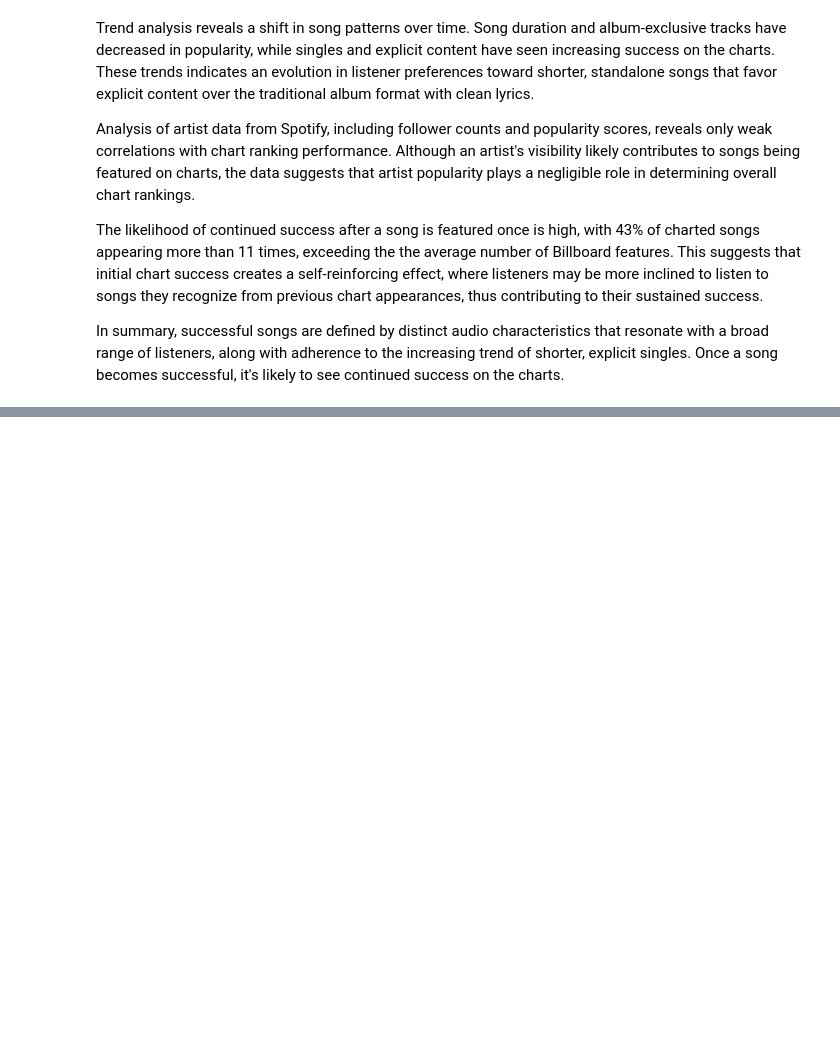
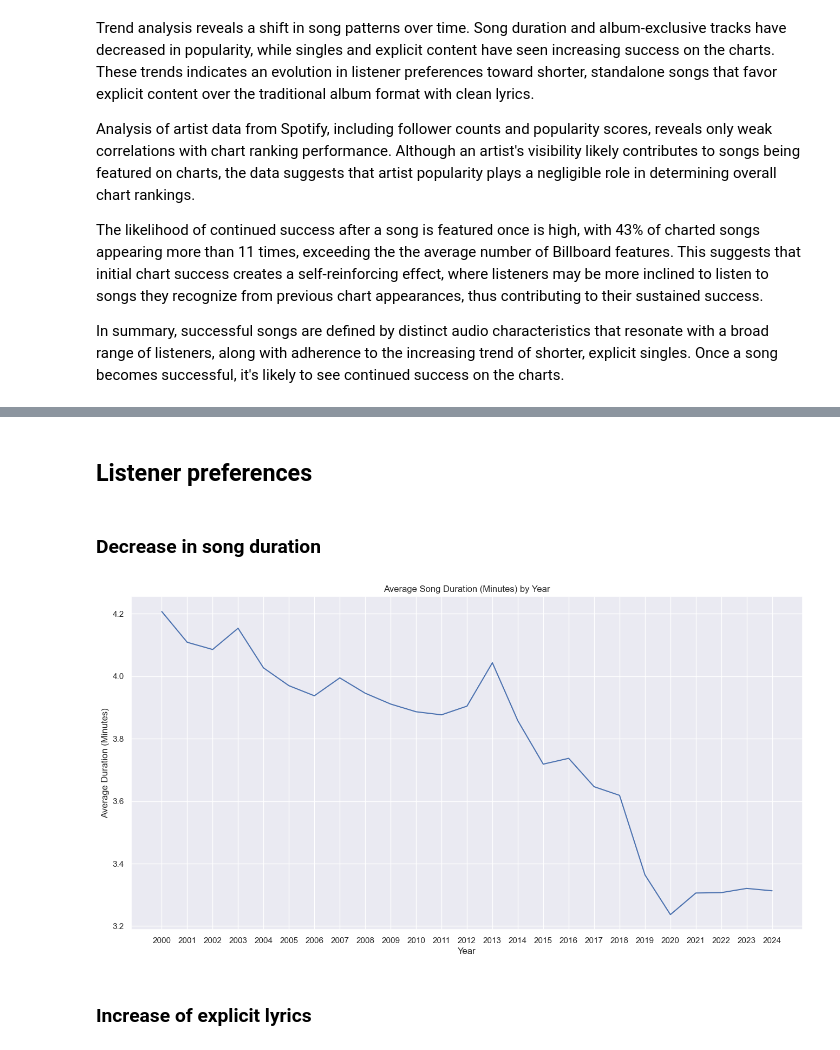
Before and after one commit to guillermocontp/recommendation-system, a Jupyter notebook: eda/analysis.ipynb, the cells around one changed output, grey strips where cells are left out. Saved outputs shown, nothing was run; the diff lists cells and outputs as text; code cells hidden in the pictures; blank space fills up the shorter version.

```diff
--- a/eda/analysis.ipynb
+++ b/eda/analysis.ipynb
@@ -2211,0 +2320,26 @@ In summary, successful songs are defined by distinct audio characteristics that
+# %% [markdown]
+## Listener preferences
+# %% [markdown]
+### Decrease in song duration
+# %%
+# extracting year form chart_week
+chart_with_metadata['year'] = chart_with_metadata['chart_week'].dt.year
+
+# converting song duration from milliseconds to minutes
+chart_with_metadata['duration_minutes'] = chart_with_metadata['duration_ms'] / 60000
+
+# grouping by year and calculate the average duration
+average_duration_per_year = chart_with_metadata.groupby('year')['duration_minutes'].mean().reset_index()
+
+# plotting the data
+plt.figure(figsize=(16, 8))
+sns.lineplot(data=average_duration_per_year, x='year', y='duration_minutes')
+plt.title('Average Song Duration (Minutes) by Year')
+plt.xlabel('Year')
+plt.xticks(ticks=average_duration_per_year['year'])
+plt.ylabel('Average Duration (Minutes)')
+plt.show()
+# %% [output]
+[figure, added]
+# %% [markdown]
+### Increase of explicit lyrics
```
Also changed, not shown: parts of 41 cells of this notebook, 1 other file.
